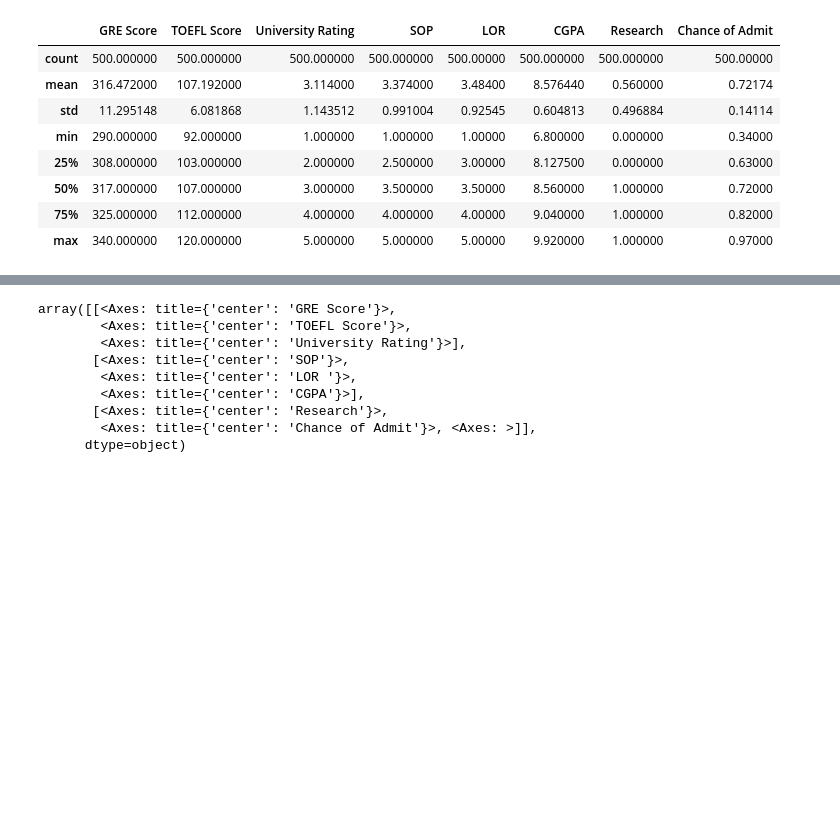
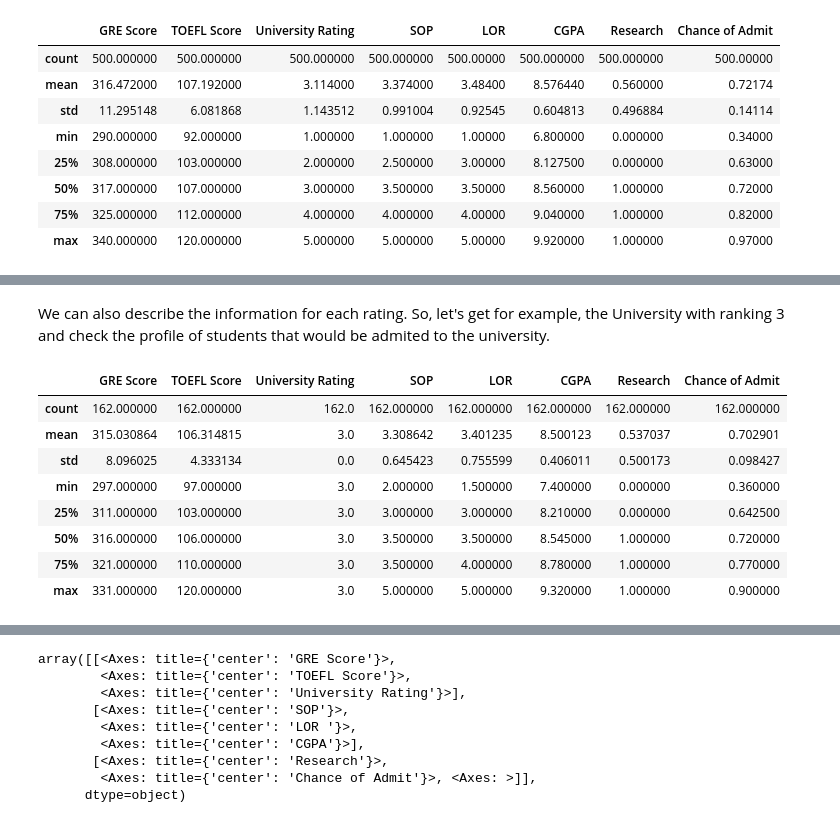
Before and after one commit to leon-czarlinski/UniversityAdmission, a Jupyter notebook: src/Graduate_Admission_Prediction.ipynb, the cells around one changed output, grey strips where cells are left out. Cells and saved outputs as stored; diff of their text form; code cells hidden in the pictures; blank space fills up the shorter version.

```diff
--- a/src/Graduate_Admission_Prediction.ipynb
+++ b/src/Graduate_Admission_Prediction.ipynb
@@ -148,0 +156,4 @@ df_university
+# %%
+# Grouping by University ranking
+df_university = admission_df.groupby(by = 'University Rating')
+df_university.mean()
@@ -148,0 +168,15 @@ df_university
+# %% [markdown]
+We can also describe the information for each rating. So, let's get for example, the University with ranking 3 and check the profile of students that would be admited to the university.
+# %%
+df_university1 = df_university.get_group(3)
+df_university1.describe()
+# %% [output]
+|  | GRE Score | TOEFL Score | University Rating | SOP | LOR | CGPA | Research | Chance of Admit |
+| count | 162.000000 | 162.000000 | 162.0 | 162.000000 | 162.000000 | 162.000000 | 162.000000 | 162.000000 |
+| mean | 315.030864 | 106.314815 | 3.0 | 3.308642 | 3.401235 | 8.500123 | 0.537037 | 0.702901 |
+| std | 8.096025 | 4.333134 | 0.0 | 0.645423 | 0.755599 | 0.406011 | 0.500173 | 0.098427 |
+| min | 297.000000 | 97.000000 | 3.0 | 2.000000 | 1.500000 | 7.400000 | 0.000000 | 0.360000 |
+| 25% | 311.000000 | 103.000000 | 3.0 | 3.000000 | 3.000000 | 8.210000 | 0.000000 | 0.642500 |
+| 50% | 316.000000 | 106.000000 | 3.0 | 3.500000 | 3.500000 | 8.545000 | 1.000000 | 0.720000 |
+| 75% | 321.000000 | 110.000000 | 3.0 | 3.500000 | 4.000000 | 8.780000 | 1.000000 | 0.770000 |
+| max | 331.000000 | 120.000000 | 3.0 | 5.000000 | 5.000000 | 9.320000 | 1.000000 | 0.900000 |
```
Also changed, not shown: parts of 23 cells of this notebook.
